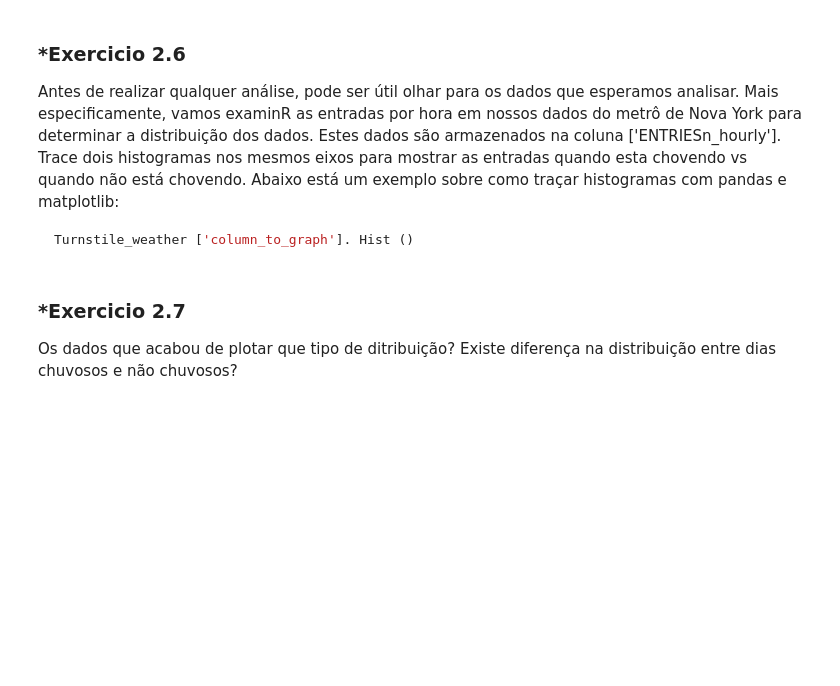
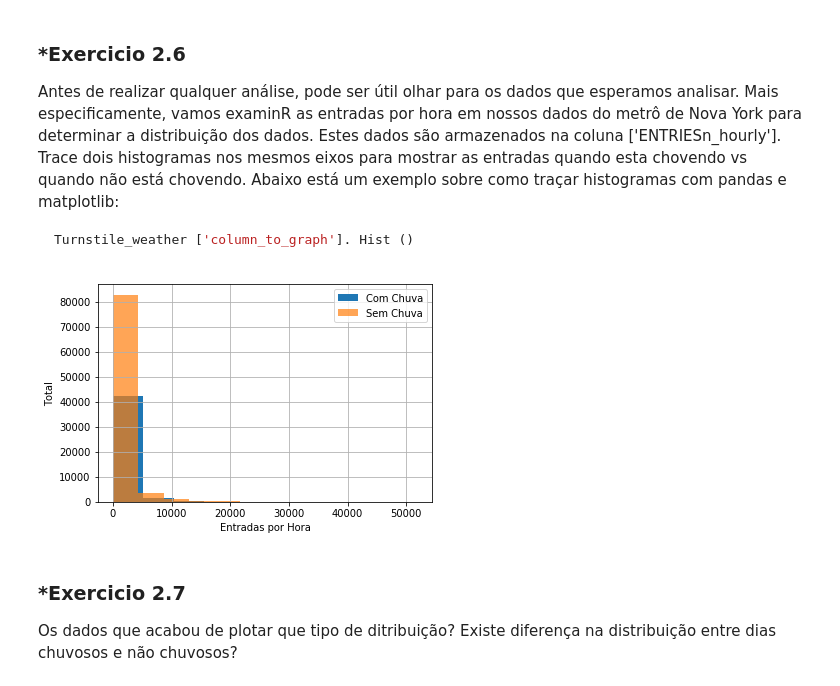
Before and after one commit to lucasmro/udacity-data-science-new-york-subway, a Jupyter notebook: analyzing-subway-data-ndfdsi.ipynb, the cells around one changed output. Drawn from its saved outputs; the diff is of its cells as text; code cells hidden in the pictures; blank space fills up the shorter version.

````diff
--- a/analyzing-subway-data-ndfdsi.ipynb
+++ b/analyzing-subway-data-ndfdsi.ipynb
@@ -381,19 +381,24 @@ Abaixo está um exemplo sobre como traçar histogramas com pandas e matplotlib:
 ```python
 Turnstile_weather ['column_to_graph']. Hist ()
 ```
-# %%
-import numpy as np
-import pandas
-import matplotlib.pyplot as plt
-
-def entries_histogram(turnstile_weather):
-
-
-
-    plt.figure()
-    turnstile_weather['...'] # your code here to plot a historgram for hourly entries when it is raining
-    turnstile_weather['...'] # your code here to plot a histogram for hourly entries when it is not raining
-    return plt
+# %%
+import numpy as np
+import pandas
+import matplotlib.pyplot as plt
+
+def entries_histogram(turnstile_weather):
+    plt.figure()
+    turnstile_weather[turnstile_weather['rain'] == 1]['ENTRIESn_hourly'].hist(label='Com Chuva')
+    turnstile_weather[turnstile_weather['rain'] == 0]['ENTRIESn_hourly'].hist(label='Sem Chuva', alpha=0.7)
+    plt.xlabel('Entradas por Hora')
+    plt.ylabel('Total')
+    plt.legend()
+    return plt
+# %%
+histogram = entries_histogram(ny_weather_df)
+histogram.show()
+# %% [output]
+[figure, added]
 # %% [markdown]
 ### *Exercicio 2.7
 
````
